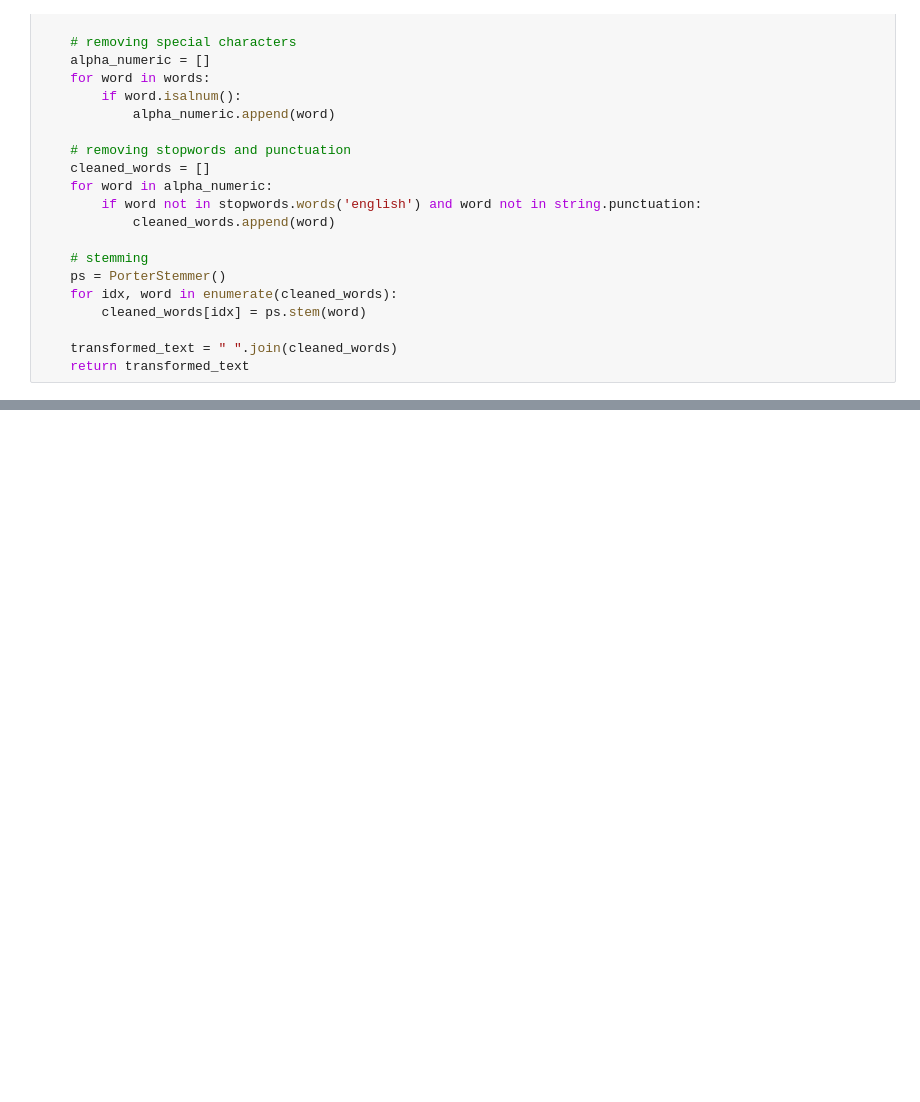
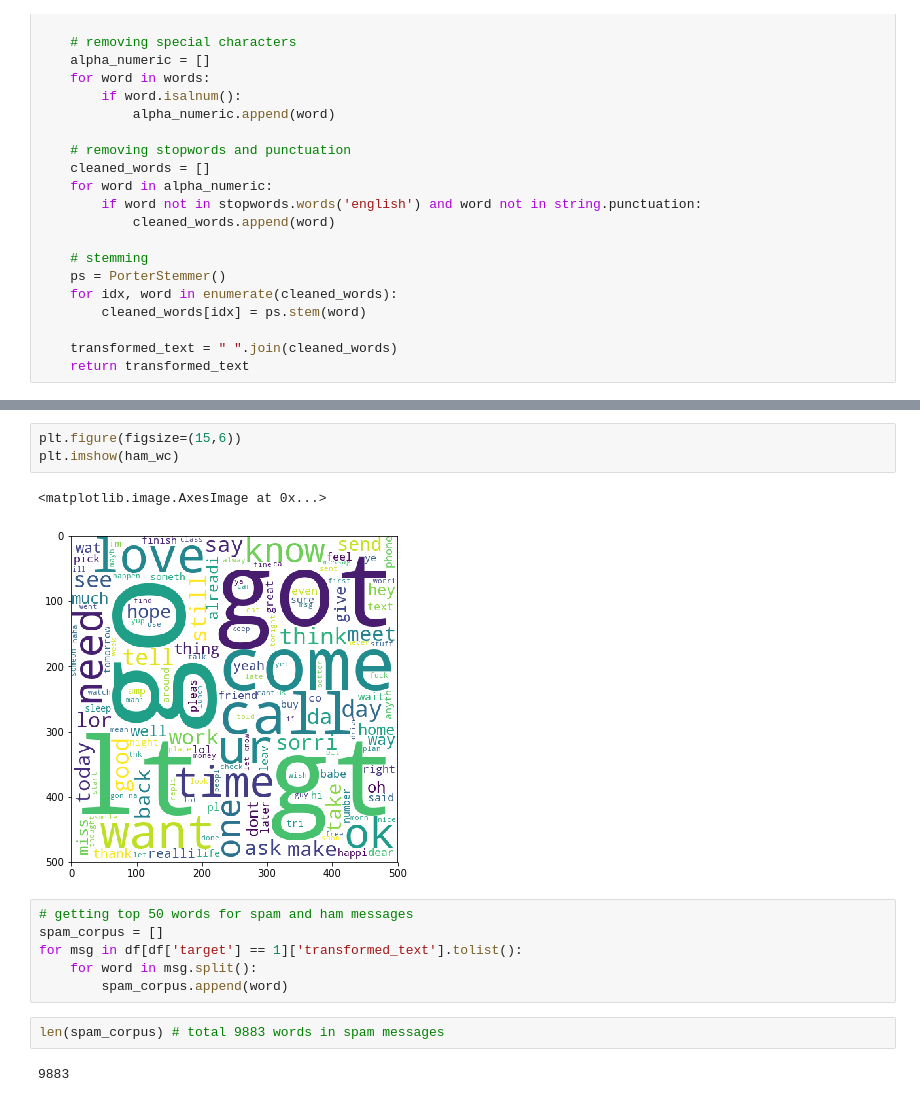
Before and after one commit to NavdeepTU/Machine-Learning-Capstone-Projects, a Jupyter notebook: 01. Email spam classifier/sms-spam-detection.ipynb, the cells around one changed output, grey strips where cells are left out. Drawn from its saved outputs; the diff is of its cells as text; blank space fills up the shorter version.

```diff
--- a/01. Email spam classifier/sms-spam-detection.ipynb
+++ b/01. Email spam classifier/sms-spam-detection.ipynb
@@ -280,0 +305,16 @@ def transform_text(text):
+# %%
+plt.figure(figsize=(15,6))
+plt.imshow(ham_wc)
+# %% [output]
+<matplotlib.image.AxesImage at 0x...>
+[figure, added]
+# %%
+# getting top 50 words for spam and ham messages
+spam_corpus = []
+for msg in df[df['target'] == 1]['transformed_text'].tolist():
+    for word in msg.split():
+        spam_corpus.append(word)
+# %%
+len(spam_corpus) # total 9883 words in spam messages
+# %% [output]
+9883
```
Also changed, not shown: parts of 14 cells of this notebook.
